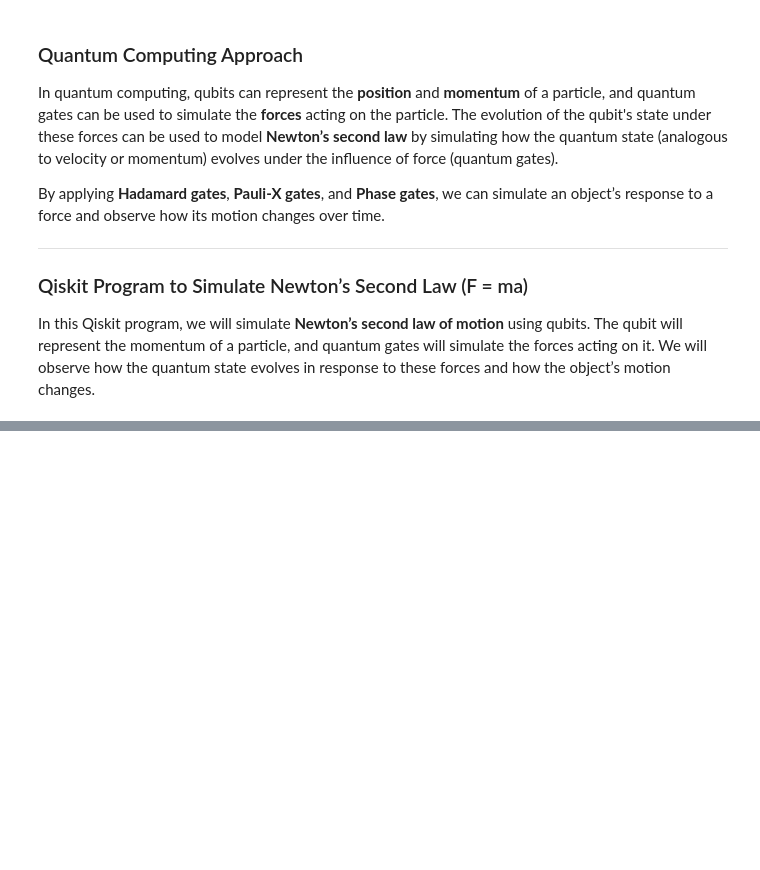
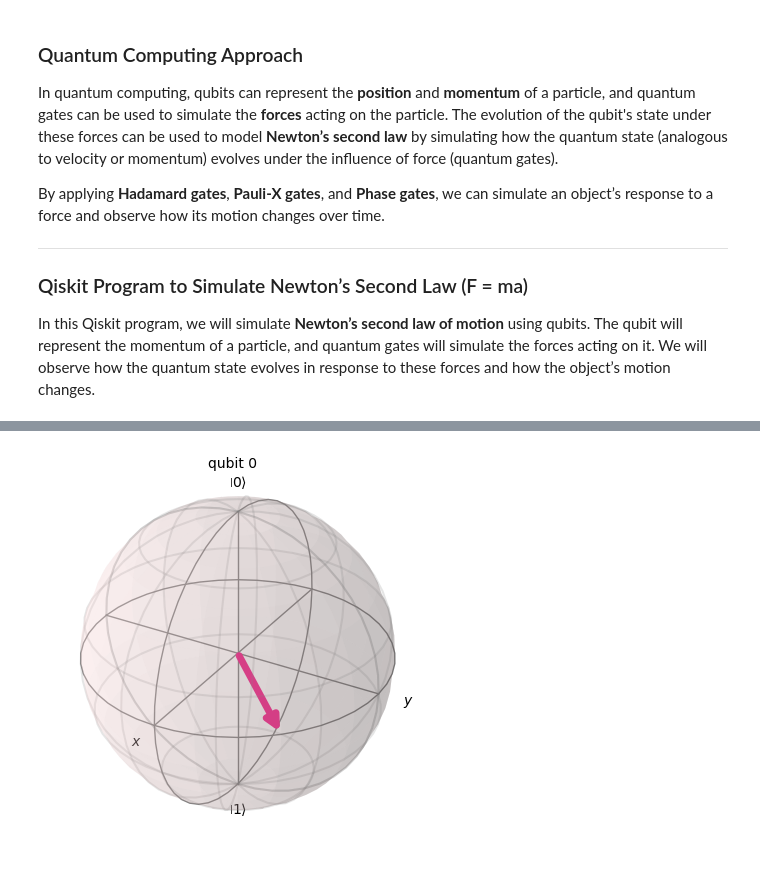
Before and after one commit to iamleoluo/Quantum-Computing-Approach, a Jupyter notebook: Semester I/Topics 1: Newton’s Laws of Motion.ipynb, the cells around one changed output, grey strips where cells are left out. Cells and saved outputs as stored; diff of their text form; code cells hidden in the pictures; blank space fills up the shorter version.

```diff
--- a/Semester I/Topics 1: Newton’s Laws of Motion.ipynb
+++ b/Semester I/Topics 1: Newton’s Laws of Motion.ipynb
@@ -80,0 +80,7 @@ NameError: name 'StatevectorSimulator' is not defined
+# %%
+# Step 4: Apply a Phase gate to simulate the effect of force over time (analogous to changing velocity/momentum)
+# The phase shift represents the change in motion due to the applied force
+qc.p(np.pi/4, 0)
+plot_bloch_multivector(qc)
+# %% [output]
+[figure, added]
```
Also changed, not shown: parts of 25 cells of this notebook.
